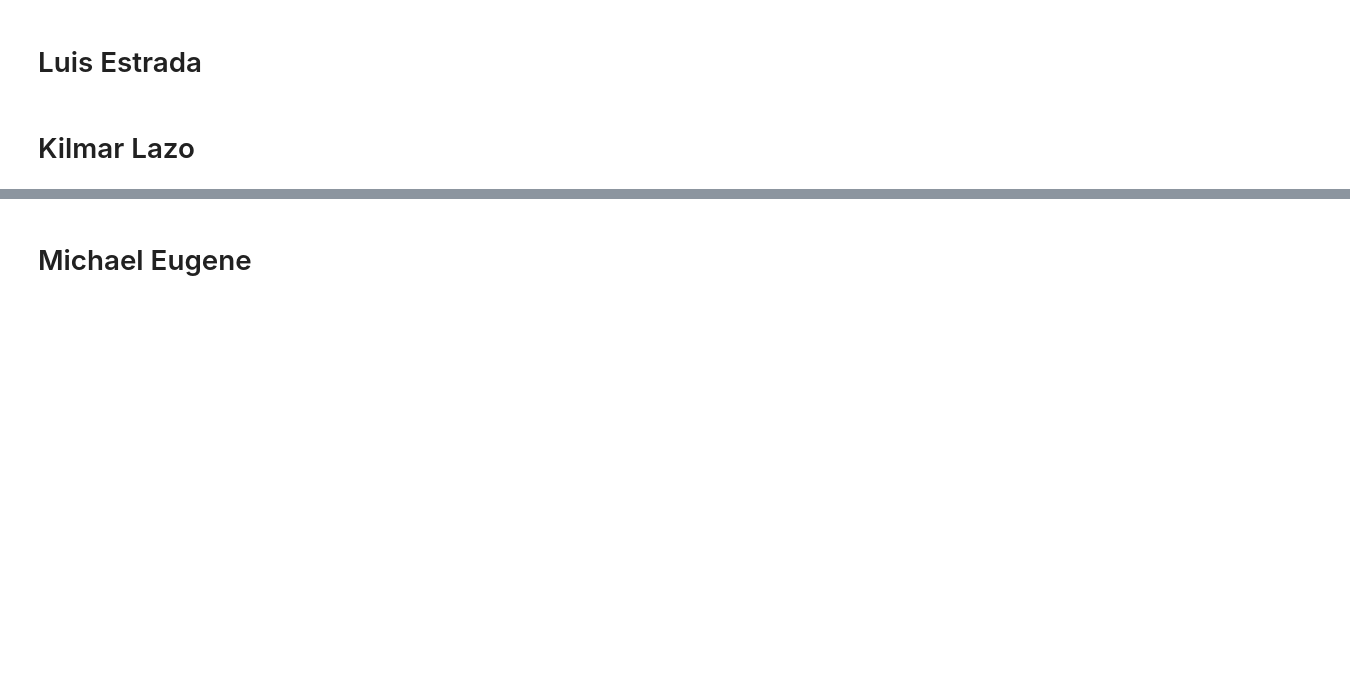
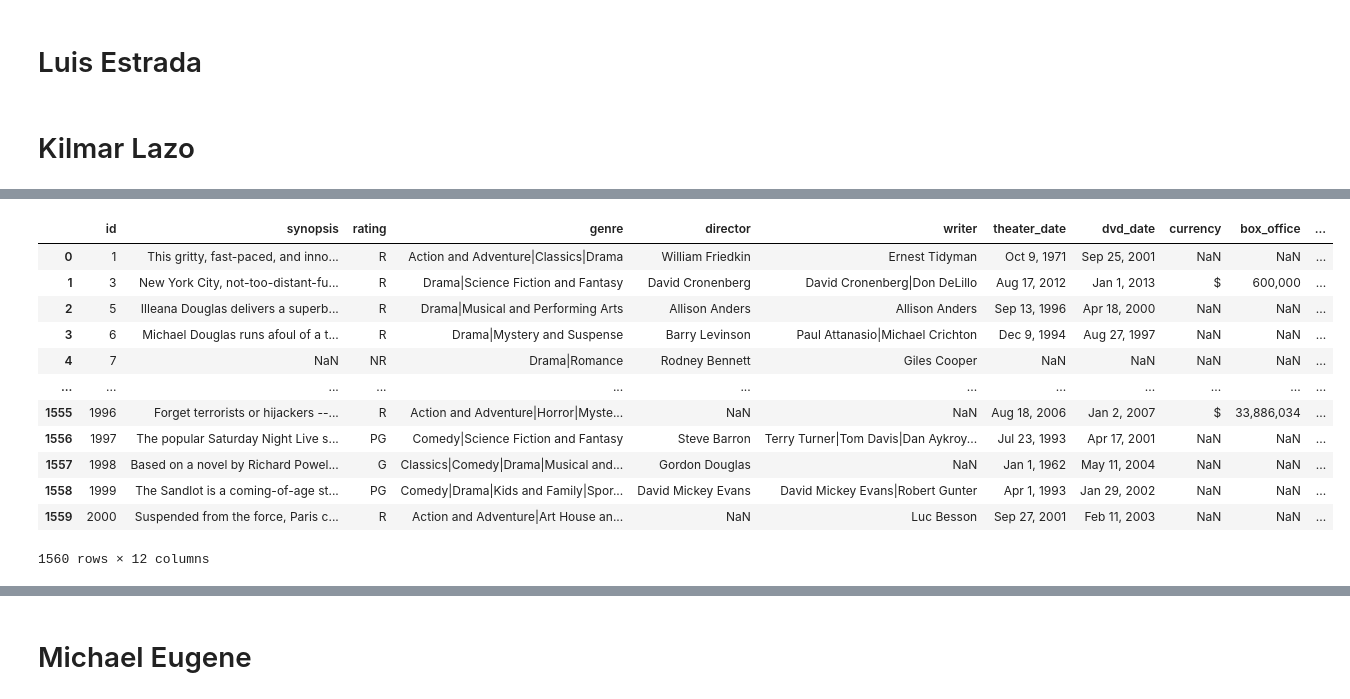
Before and after one commit to mehince/group-1-capstone, a Jupyter notebook: student.ipynb, the cells around one changed output, grey strips where cells are left out. Cells and saved outputs as stored; diff of their text form; code cells hidden in the pictures; blank space fills up the shorter version.

```diff
--- a/student.ipynb
+++ b/student.ipynb
@@ -1,6 +1,17 @@
 # %% [markdown]
 # Group 1 Capstone Project Work
 ### Make sure to make / checkout your own branch before making changes
+# %%
+import pandas as pd
+import sqlite3
+
+movie_gross_df = pd.read_csv('zippedData/bom.movie_gross.csv.gz')
+movie_info_df = pd.read_csv('zippedData/rt.movie_info.tsv.gz', delimiter='\t')
+reviews_df = pd.read_csv('zippedData/rt.reviews.tsv.gz', delimiter='\t', encoding='latin')
+movies_df = pd.read_csv('zippedData/tmdb.movies.csv.gz', index_col = 0)
+movie_budgets_df = pd.read_csv('zippedData/tn.movie_budgets.csv.gz')
+
+conn = sqlite3.connect('im.db')
 # %% [markdown]
 # Maddie Hince
 # %%
@@ -28,0 +87,16 @@ FROM im
+# %%
+movie_info_df
+# %% [output]
+|  | id | synopsis | rating | genre | director | writer | theater_date | dvd_date | currency | box_office | ... |
+| 0 | 1 | This gritty, fast-paced, and inno... | R | Action and Adventure|Classics|Drama | William Friedkin | Ernest Tidyman | Oct 9, 1971 | Sep 25, 2001 | NaN | NaN | ... |
+| 1 | 3 | New York City, not-too-distant-fu... | R | Drama|Science Fiction and Fantasy | David Cronenberg | David Cronenberg|Don DeLillo | Aug 17, 2012 | Jan 1, 2013 | $ | 600,000 | ... |
+| 2 | 5 | Illeana Douglas delivers a superb... | R | Drama|Musical and Performing Arts | Allison Anders | Allison Anders | Sep 13, 1996 | Apr 18, 2000 | NaN | NaN | ... |
+| 3 | 6 | Michael Douglas runs afoul of a t... | R | Drama|Mystery and Suspense | Barry Levinson | Paul Attanasio|Michael Crichton | Dec 9, 1994 | Aug 27, 1997 | NaN | NaN | ... |
+| 4 | 7 | NaN | NR | Drama|Romance | Rodney Bennett | Giles Cooper | NaN | NaN | NaN | NaN | ... |
+| ... | ... | ... | ... | ... | ... | ... | ... | ... | ... | ... | ... |
+| 1555 | 1996 | Forget terrorists or hijackers --... | R | Action and Adventure|Horror|Myste... | NaN | NaN | Aug 18, 2006 | Jan 2, 2007 | $ | 33,886,034 | ... |
+| 1556 | 1997 | The popular Saturday Night Live s... | PG | Comedy|Science Fiction and Fantasy | Steve Barron | Terry Turner|Tom Davis|Dan Aykroy... | Jul 23, 1993 | Apr 17, 2001 | NaN | NaN | ... |
+| 1557 | 1998 | Based on a novel by Richard Powel... | G | Classics|Comedy|Drama|Musical and... | Gordon Douglas | NaN | Jan 1, 1962 | May 11, 2004 | NaN | NaN | ... |
+| 1558 | 1999 | The Sandlot is a coming-of-age st... | PG | Comedy|Drama|Kids and Family|Spor... | David Mickey Evans | David Mickey Evans|Robert Gunter | Apr 1, 1993 | Jan 29, 2002 | NaN | NaN | ... |
+| 1559 | 2000 | Suspended from the force, Paris c... | R | Action and Adventure|Art House an... | NaN | Luc Besson | Sep 27, 2001 | Feb 11, 2003 | NaN | NaN | ... |
+1560 rows × 12 columns
```
Also changed, not shown: parts of 6 cells of this notebook, 2 other files.
